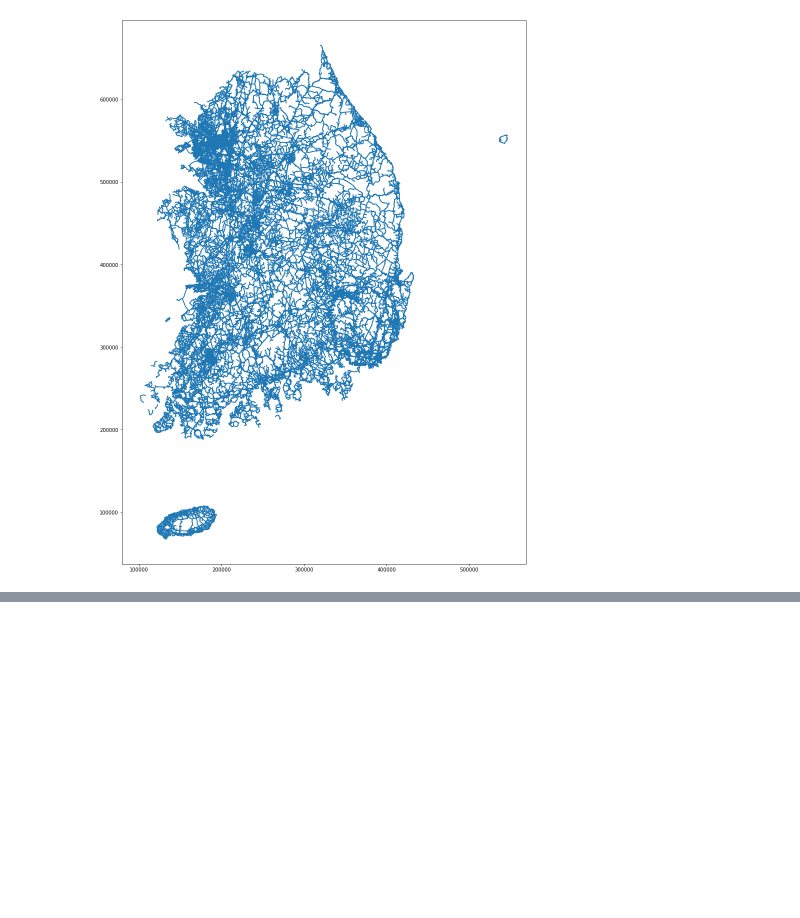
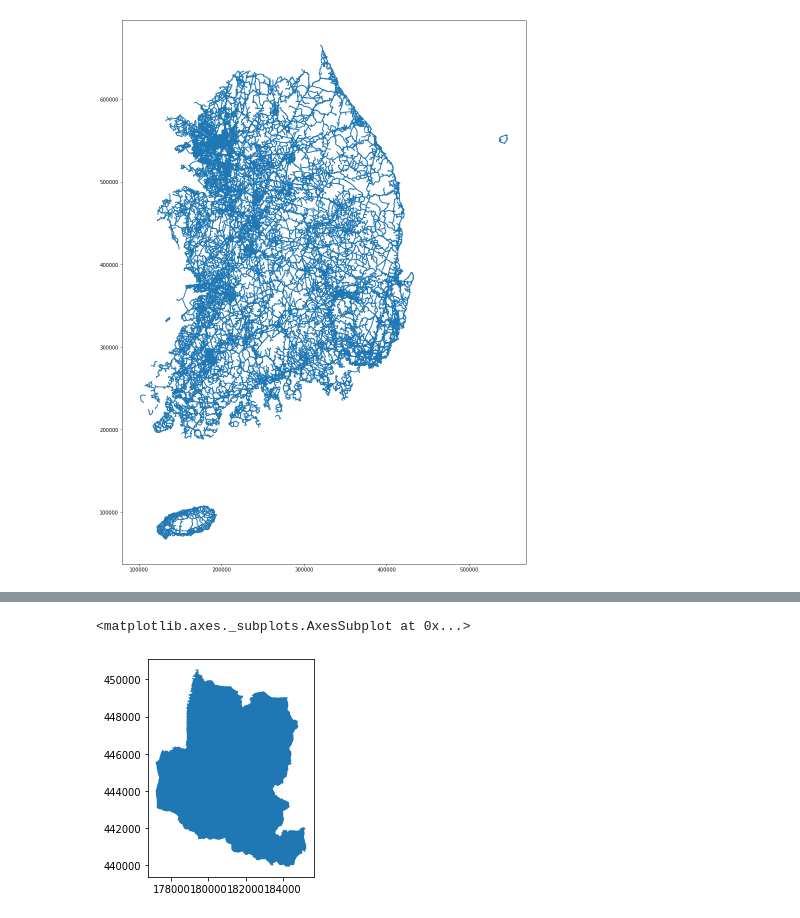
Before and after one commit to Namsik-Yoon/2020_MaaSer_example_code, a Jupyter notebook: 국가표준노드링크 시각화.ipynb, the cells around one changed output, grey strips where cells are left out. Saved outputs shown, nothing was run; the diff lists cells and outputs as text; code cells hidden in the pictures; blank space fills up the shorter version.

```diff
--- a/국가표준노드링크 시각화.ipynb
+++ b/국가표준노드링크 시각화.ipynb
@@ -164,0 +188,5 @@ plt.show()
+# %%
+gdf_boundary[gdf_boundary['NAME']=='부천시']['geometry'].plot()
+# %% [output]
+<matplotlib.axes._subplots.AxesSubplot at 0x...>
+[figure, added]
```
Also changed, not shown: parts of 5 cells of this notebook.
